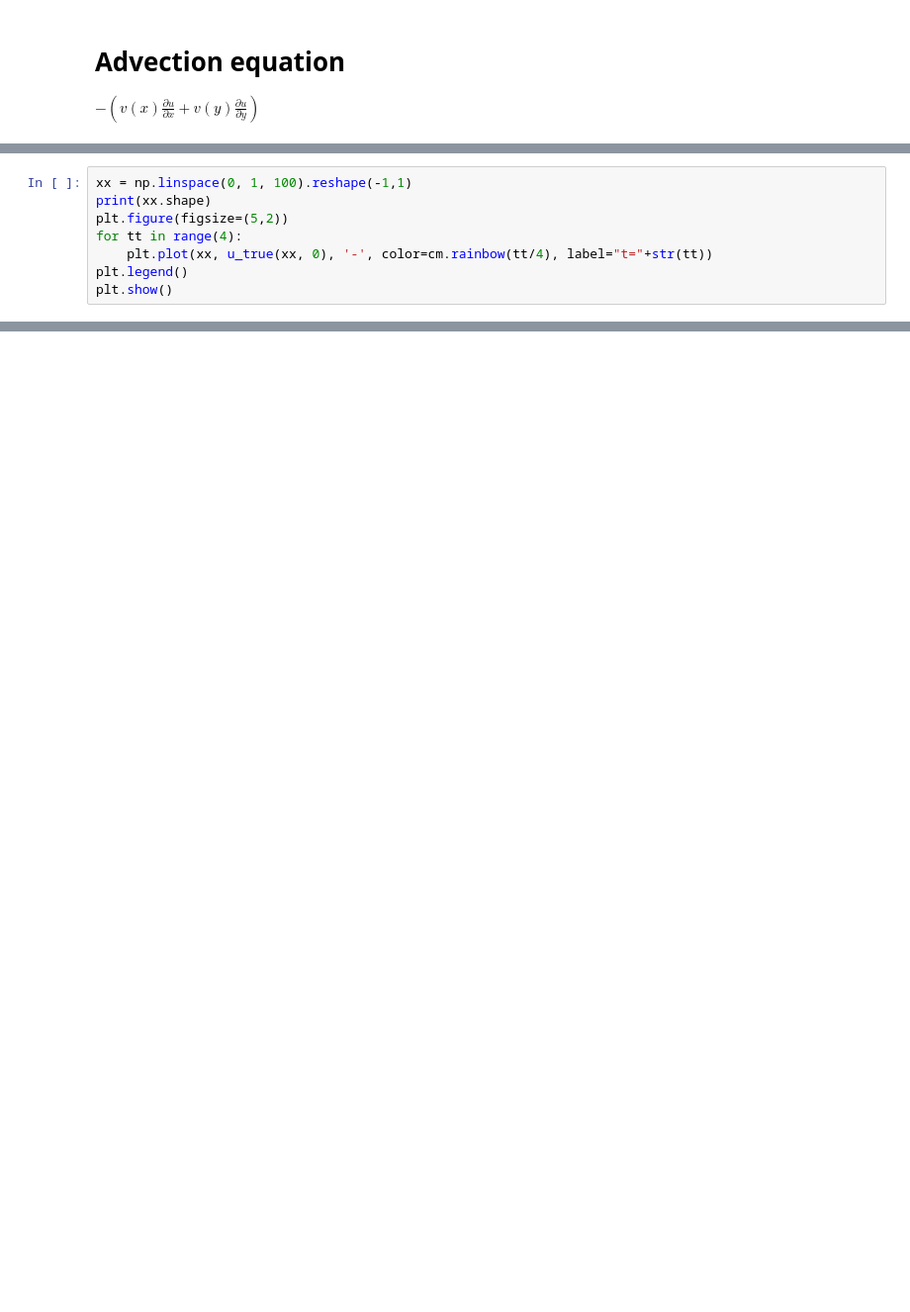
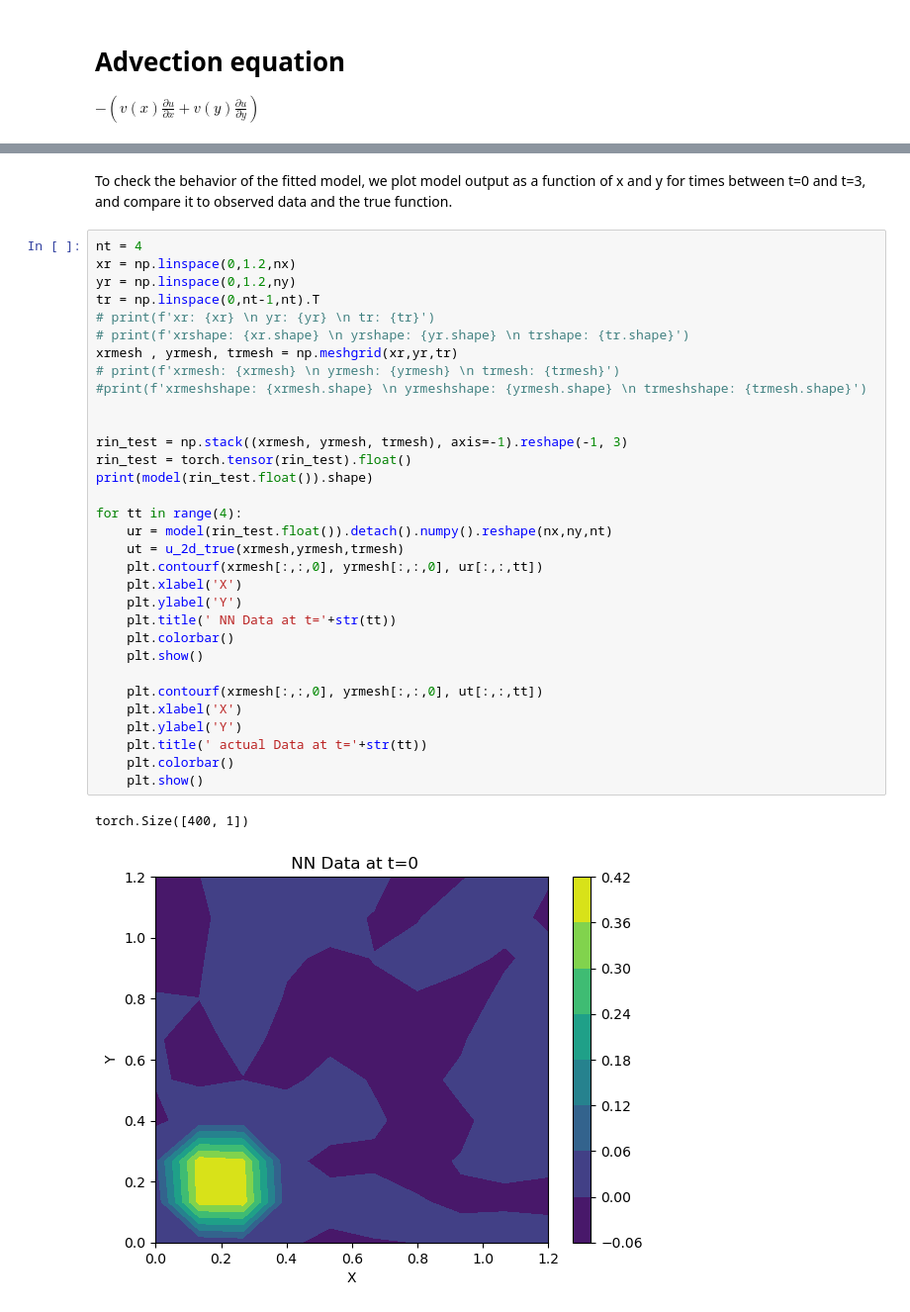
Before and after one commit to Tsomoriri/PhysNet-RadarNowcast, a Jupyter notebook: 2d-advection.ipynb, the cells around one changed output, grey strips where cells are left out. Shown: that part at 99% size. Saved outputs shown, nothing was run; the diff lists cells and outputs as text; blank space fills up the shorter version.

```diff
--- a/2d-advection.ipynb
+++ b/2d-advection.ipynb
@@ -60,8 +35,0 @@ def u_2d_true(x, y, t):
-# %%
-xx = np.linspace(0, 1, 100).reshape(-1,1)
-print(xx.shape)
-plt.figure(figsize=(5,2))
-for tt in range(4):
-    plt.plot(xx, u_true(xx, 0), '-', color=cm.rainbow(tt/4), label="t="+str(tt))
-plt.legend()
-plt.show()
@@ -598,0 +119,37 @@ for _ in ['pinn_plot', 'true_plot']:
+# %% [markdown]
+To check the behavior of the fitted model, we plot model output as a function of x and y for times between t=0 and t=3, and compare it to observed data and the true function.
+# %%
+nt = 4
+xr = np.linspace(0,1.2,nx)
+yr = np.linspace(0,1.2,ny)
+tr = np.linspace(0,nt-1,nt).T
+# print(f'xr: {xr} \n yr: {yr} \n tr: {tr}')
+# print(f'xrshape: {xr.shape} \n yrshape: {yr.shape} \n trshape: {tr.shape}')
+xrmesh , yrmesh, trmesh = np.meshgrid(xr,yr,tr)
+# print(f'xrmesh: {xrmesh} \n yrmesh: {yrmesh} \n trmesh: {trmesh}')
+#print(f'xrmeshshape: {xrmesh.shape} \n yrmeshshape: {yrmesh.shape} \n trmeshshape: {trmesh.shape}')
+
+
+rin_test = np.stack((xrmesh, yrmesh, trmesh), axis=-1).reshape(-1, 3)
+rin_test = torch.tensor(rin_test).float()
+print(model(rin_test.float()).shape)
+
+for tt in range(4):
+    ur = model(rin_test.float()).detach().numpy().reshape(nx,ny,nt)
+    ut = u_2d_true(xrmesh,yrmesh,trmesh)
+    plt.contourf(xrmesh[:,:,0], yrmesh[:,:,0], ur[:,:,tt])
+    plt.xlabel('X')
+    plt.ylabel('Y')
+    plt.title(' NN Data at t='+str(tt))
+    plt.colorbar()
+    plt.show()
+
+    plt.contourf(xrmesh[:,:,0], yrmesh[:,:,0], ut[:,:,tt])
+    plt.xlabel('X')
+    plt.ylabel('Y')
+    plt.title(' actual Data at t='+str(tt))
+    plt.colorbar()
+    plt.show()
+# %% [output]
+torch.Size([400, 1])
+[figure, added]
```
Also changed, not shown: parts of 46 cells of this notebook, 35 other files.
